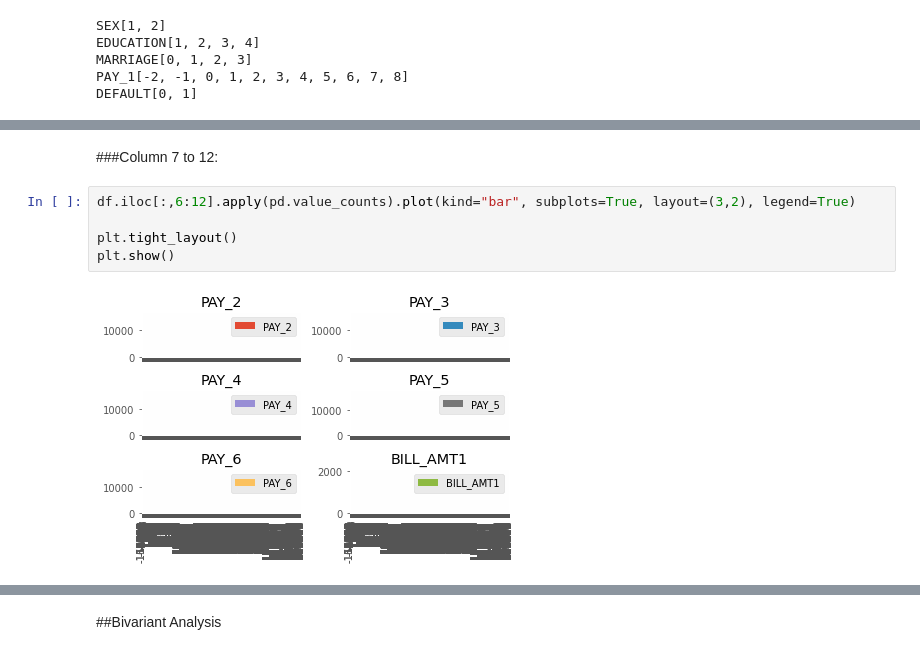
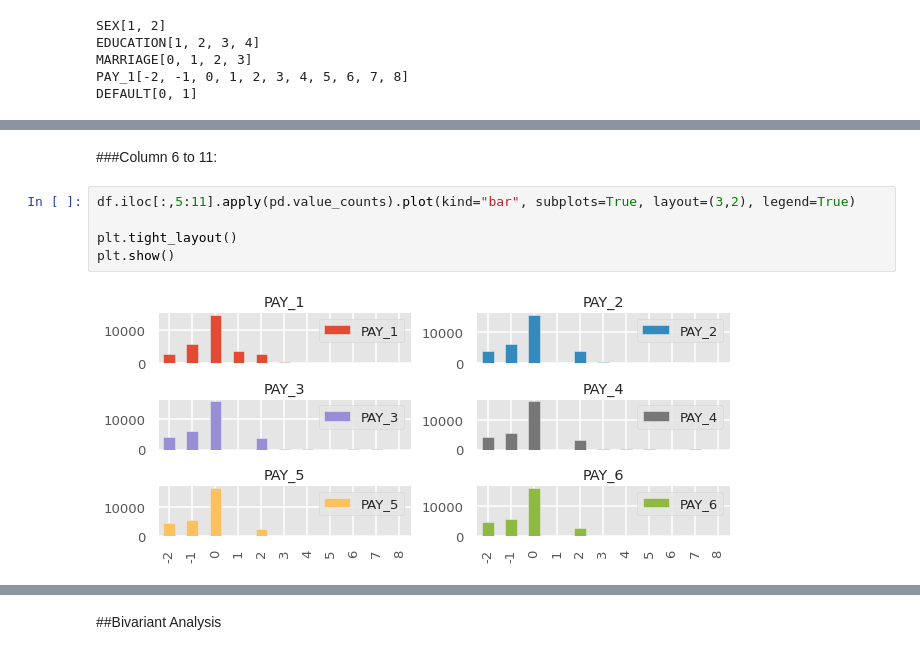
Before and after one commit to Anku0210/Credit-Card-Default-Prediction, a Jupyter notebook: Credit_Card_Default_Prediction_Capstone_Project.ipynb, the cells around one changed output, grey strips where cells are left out. Cells and saved outputs as stored; diff of their text form.

```diff
--- a/Credit_Card_Default_Prediction_Capstone_Project.ipynb
+++ b/Credit_Card_Default_Prediction_Capstone_Project.ipynb
@@ -276,10 +268,10 @@ plt.show()
 # %% [markdown]
-###Column 7 to 12:
+###Column 6 to 11:
 # %%
-df.iloc[:,6:12].apply(pd.value_counts).plot(kind="bar", subplots=True, layout=(3,2), legend=True)
+df.iloc[:,5:11].apply(pd.value_counts).plot(kind="bar", subplots=True, layout=(3,2), legend=True)
 
 plt.tight_layout()
 plt.show()
 # %% [output]
-[figure, old version]
+[figure, new version]
 # %%
```
Also changed, not shown: parts of 82 cells of this notebook.
